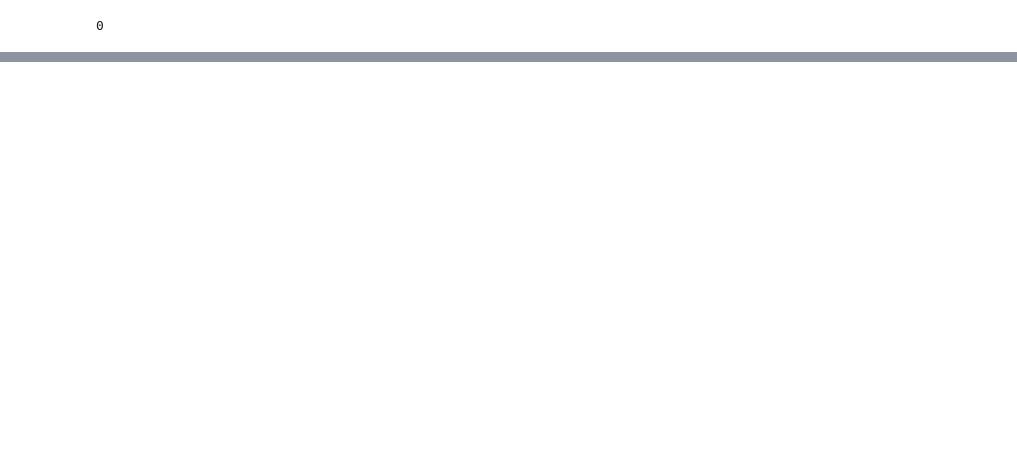
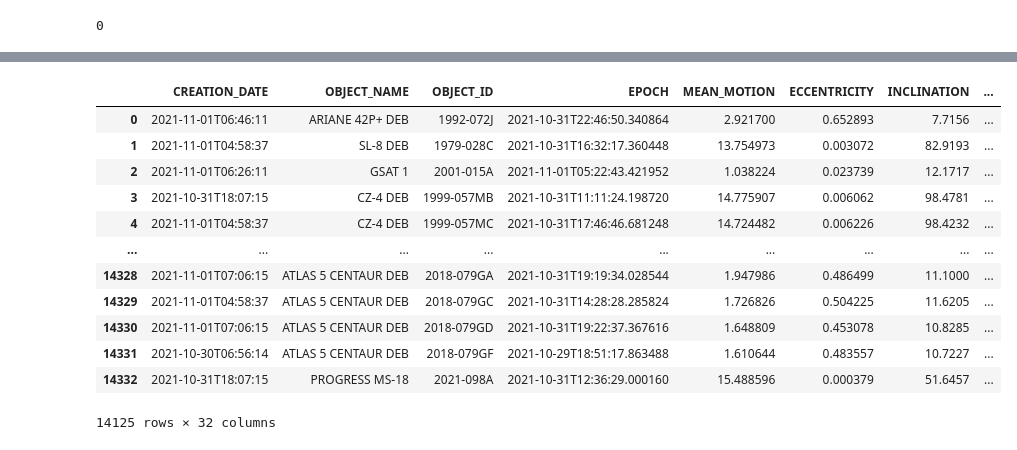
Before and after one commit to soumya-jp/space_debris, a Jupyter notebook: EDA.ipynb, the cells around one changed output, grey strips where cells are left out. Cells and saved outputs as stored; diff of their text form; code cells hidden in the pictures; blank space fills up the shorter version.

Commit message:
Updating Preprocessing NB and Readme

```diff
--- a/EDA.ipynb
+++ b/EDA.ipynb
@@ -52,0 +103,4 @@ print(df.duplicated().sum())
+# %%
+df['COUNTRY_CODE'].fillna(df['COUNTRY_CODE'].mode()[0], inplace=True)
+df['LAUNCH_DATE'].fillna(df['LAUNCH_DATE'].mode()[0], inplace=True)
+df['SITE'].fillna(df['SITE'].mode()[0], inplace=True)
@@ -52,0 +126,3 @@ print(df.duplicated().sum())
+# %%
+df['RCS_SIZE'].fillna('UNKNOWN', inplace=True)
+print(df['RCS_SIZE'].isnull().sum())
@@ -52,0 +146,20 @@ print(df.duplicated().sum())
+# %%
+#One Hot Encode RCS_SIZE
+from sklearn.preprocessing import OneHotEncoder
+
+# One Hot Encode RCS_SIZE
+encoder = OneHotEncoder(sparse_output=False)
+
+# Reshape the 'RCS_SIZE' column to 2D
+rcs_size_reshaped = df[['RCS_SIZE']]
+
+# Fit transform
+rcs_size_encoded = encoder.fit_transform(rcs_size_reshaped)
+
+# Convert to DataFrame and ensure indices match the original DataFrame
+rcs_size_encoded_df = pd.DataFrame(rcs_size_encoded,
+                                   columns=encoder.get_feature_names_out(['RCS_SIZE']),
+                                   index=df.index)  # Match indices
+
+# Concatenate the original dataframe with the new one-hot encoded columns
+df = pd.concat([df, rcs_size_encoded_df], axis=1)
@@ -52,0 +190,27 @@ print(df.duplicated().sum())
+# %%
+from sklearn.preprocessing import LabelEncoder
+
+label_encoder = LabelEncoder()
+
+# Encode OBJECT_TYPE
+df['OBJECT_TYPE_ENCODED'] = label_encoder.fit_transform(df['OBJECT_TYPE'])
+
+# Split into X and Y
+X = df.drop(columns=['OBJECT_TYPE', 'OBJECT_TYPE_ENCODED'])  # Features
+Y = df['OBJECT_TYPE_ENCODED']  # Encoded target
+# %%
+X
+# %% [output]
+|  | CREATION_DATE | OBJECT_NAME | OBJECT_ID | EPOCH | MEAN_MOTION | ECCENTRICITY | INCLINATION | ... |
+| 0 | 2021-11-01T06:46:11 | ARIANE 42P+ DEB | 1992-072J | 2021-10-31T22:46:50.340864 | 2.921700 | 0.652893 | 7.7156 | ... |
+| 1 | 2021-11-01T04:58:37 | SL-8 DEB | 1979-028C | 2021-10-31T16:32:17.360448 | 13.754973 | 0.003072 | 82.9193 | ... |
+| 2 | 2021-11-01T06:26:11 | GSAT 1 | 2001-015A | 2021-11-01T05:22:43.421952 | 1.038224 | 0.023739 | 12.1717 | ... |
+| 3 | 2021-10-31T18:07:15 | CZ-4 DEB | 1999-057MB | 2021-10-31T11:11:24.198720 | 14.775907 | 0.006062 | 98.4781 | ... |
+| 4 | 2021-11-01T04:58:37 | CZ-4 DEB | 1999-057MC | 2021-10-31T17:46:46.681248 | 14.724482 | 0.006226 | 98.4232 | ... |
+| ... | ... | ... | ... | ... | ... | ... | ... | ... |
+| 14328 | 2021-11-01T07:06:15 | ATLAS 5 CENTAUR DEB | 2018-079GA | 2021-10-31T19:19:34.028544 | 1.947986 | 0.486499 | 11.1000 | ... |
+| 14329 | 2021-11-01T04:58:37 | ATLAS 5 CENTAUR DEB | 2018-079GC | 2021-10-31T14:28:28.285824 | 1.726826 | 0.504225 | 11.6205 | ... |
+| 14330 | 2021-11-01T07:06:15 | ATLAS 5 CENTAUR DEB | 2018-079GD | 2021-10-31T19:22:37.367616 | 1.648809 | 0.453078 | 10.8285 | ... |
+| 14331 | 2021-10-30T06:56:14 | ATLAS 5 CENTAUR DEB | 2018-079GF | 2021-10-29T18:51:17.863488 | 1.610644 | 0.483557 | 10.7227 | ... |
+| 14332 | 2021-10-31T18:07:15 | PROGRESS MS-18 | 2021-098A | 2021-10-31T12:36:29.000160 | 15.488596 | 0.000379 | 51.6457 | ... |
+14125 rows × 32 columns
```
Also changed, not shown: parts of 15 cells of this notebook, 1 other file.
